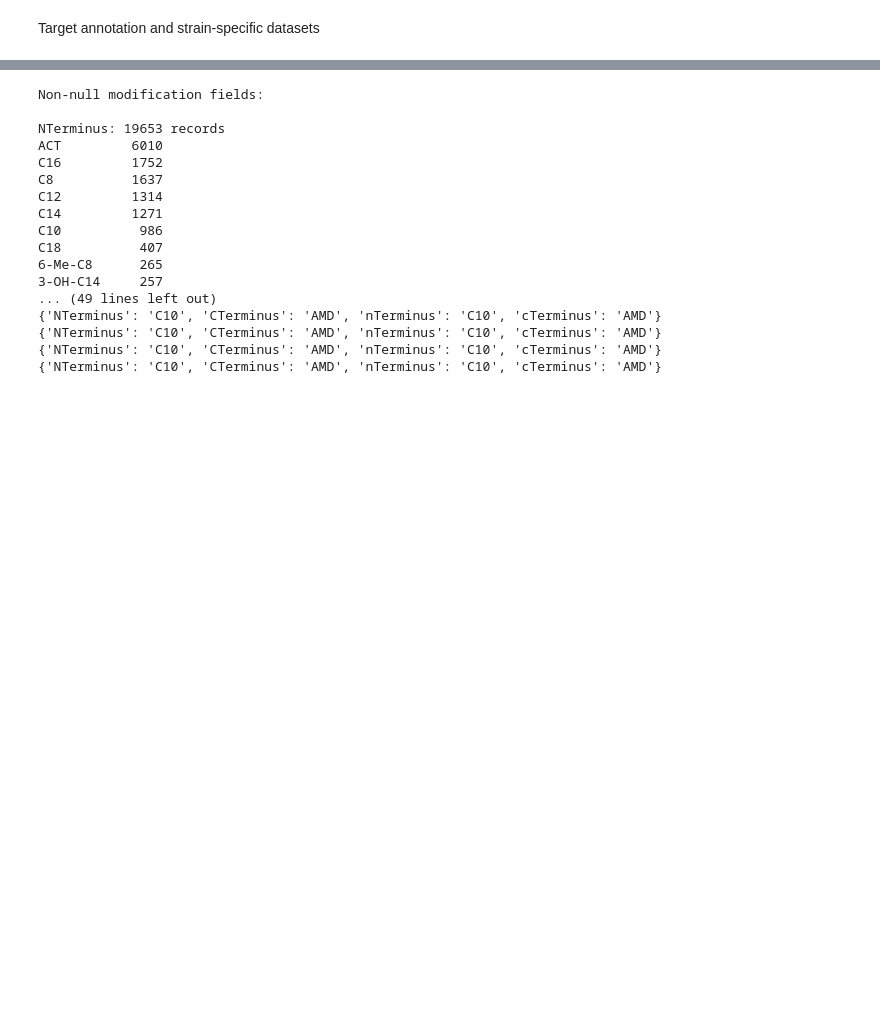
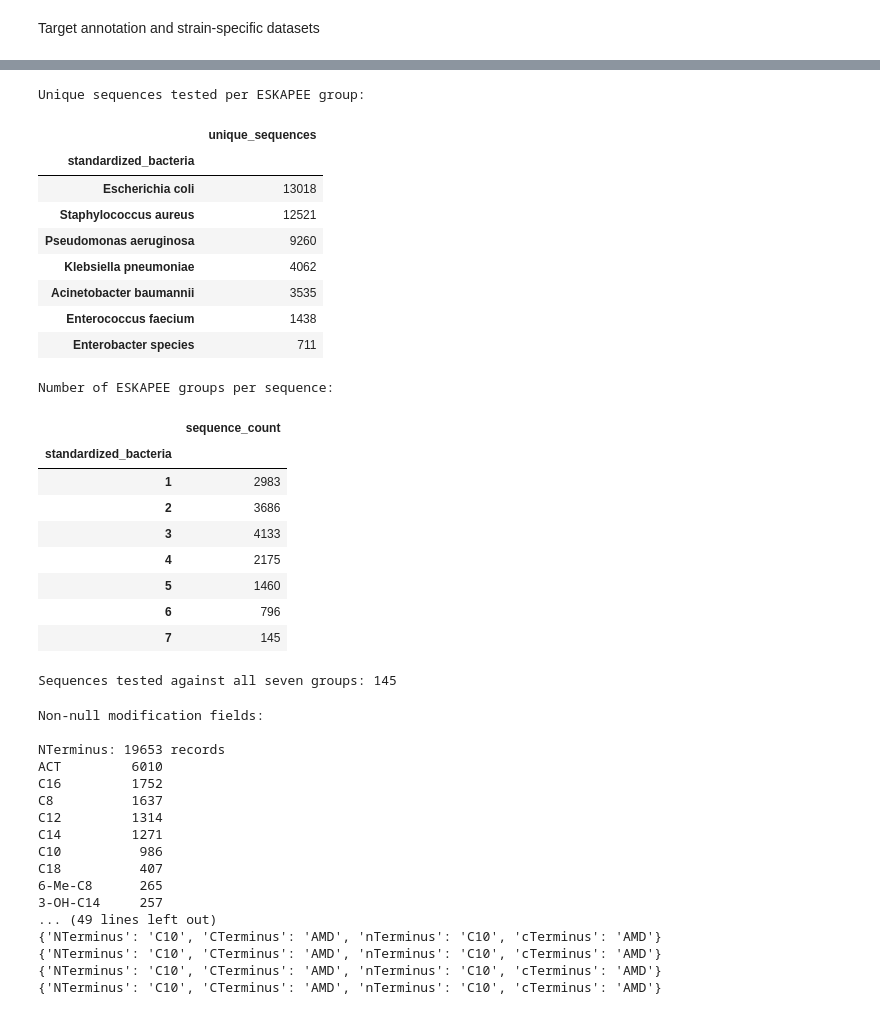
Before and after one commit to dhriti046/mic_prediction, a Jupyter notebook: drive_linked_MIC_prediction_.ipynb, the cells around one changed output, grey strips where cells are left out. Saved outputs shown, nothing was run; the diff lists cells and outputs as text; code cells hidden in the pictures; blank space fills up the shorter version.

```diff
--- a/drive_linked_MIC_prediction_.ipynb
+++ b/drive_linked_MIC_prediction_.ipynb
@@ -3291,6 +1693,39 @@ Saved outputs:
 /content/drive/MyDrive/dbaasp_backup/processed/mic_phase1_model_ready_exact.csv
 /content/drive/MyDrive/dbaasp_backup/processed/target_observation_summary.csv
 /content/drive/MyDrive/dbaasp_backup/processed/strain_specific_datasets
+# %%
+# ESKAPEE distribution requested in impro.md: distinct sequences per group and coverage per sequence.
+eskapee_rows = df[df["standardized_bacteria"].notna()].copy()
+per_group = (eskapee_rows.groupby("standardized_bacteria")["sequence_raw"]
+             .nunique().sort_values(ascending=False))
+per_sequence = eskapee_rows.groupby("sequence_raw")["standardized_bacteria"].nunique()
+print("Unique sequences tested per ESKAPEE group:")
+display(per_group.rename("unique_sequences").to_frame())
+print("Number of ESKAPEE groups per sequence:")
+display(per_sequence.value_counts().sort_index().rename("sequence_count").to_frame())
+print("Sequences tested against all seven groups:", int((per_sequence == 7).sum()))
+# %% [output]
+Unique sequences tested per ESKAPEE group:
+|  | unique_sequences |
+| standardized_bacteria |  |
+| Escherichia coli | 13018 |
+| Staphylococcus aureus | 12521 |
+| Pseudomonas aeruginosa | 9260 |
+| Klebsiella pneumoniae | 4062 |
+| Acinetobacter baumannii | 3535 |
+| Enterococcus faecium | 1438 |
+| Enterobacter species | 711 |
+Number of ESKAPEE groups per sequence:
+|  | sequence_count |
+| standardized_bacteria |  |
+| 1 | 2983 |
+| 2 | 3686 |
+| 3 | 4133 |
+| 4 | 2175 |
+| 5 | 1460 |
+| 6 | 796 |
+| 7 | 145 |
+Sequences tested against all seven groups: 145
 # %%
 import json
 import pandas as pd
```
Also changed, not shown: parts of 92 cells of this notebook, 1 other file.
